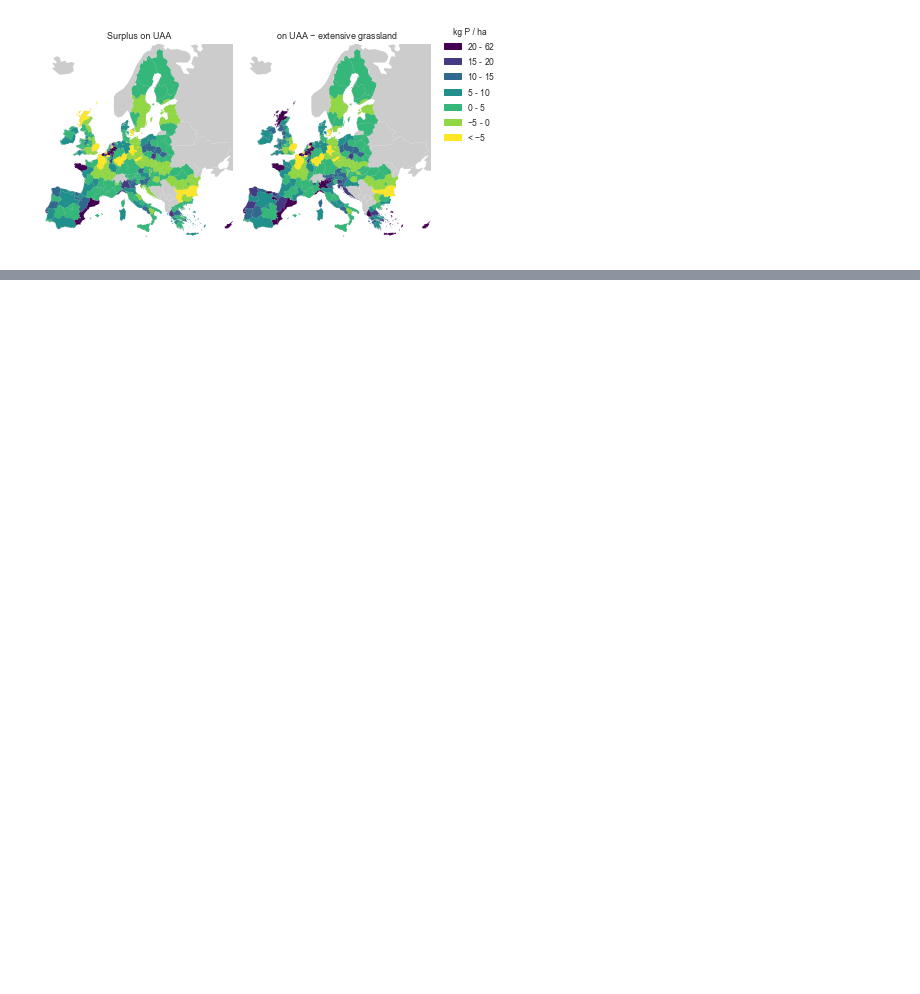
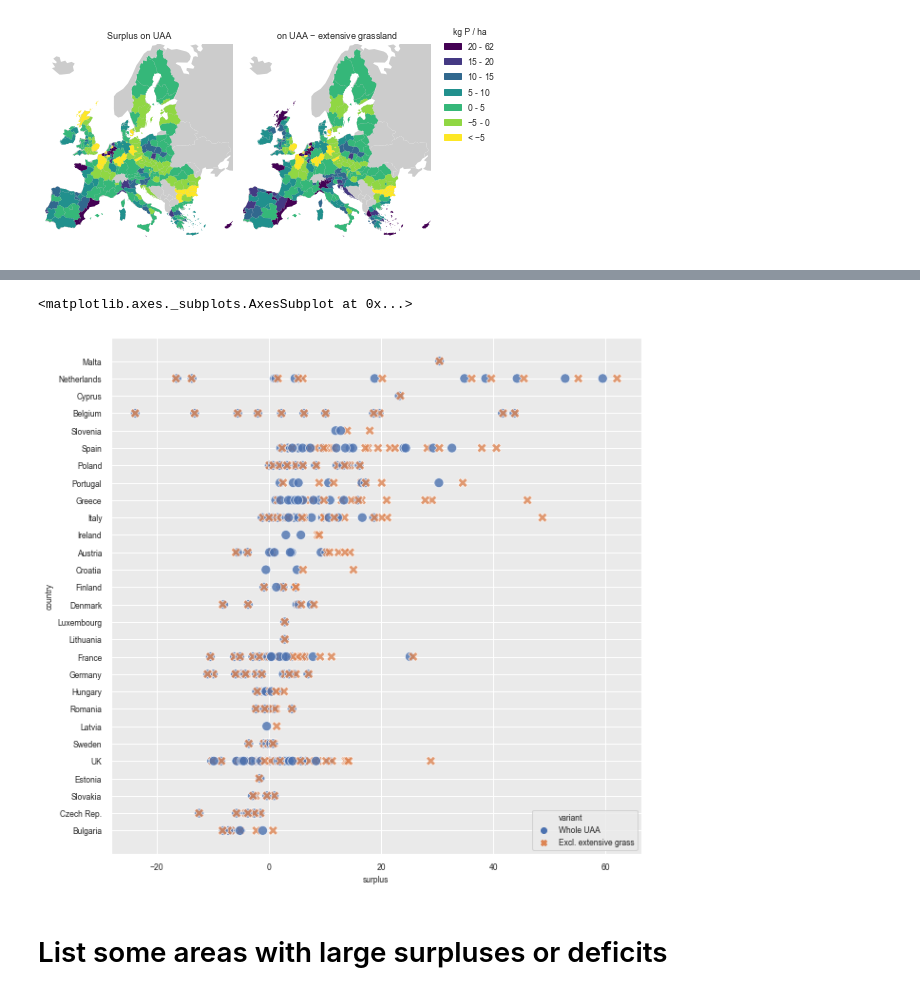
Before and after one commit to rasmuse/subnational-p-budgets, a Jupyter notebook: P budget.ipynb, the cells around one changed output, grey strips where cells are left out. Cells and saved outputs as stored; diff of their text form; code cells hidden in the pictures; blank space fills up the shorter version.

```diff
--- a/P budget.ipynb
+++ b/P budget.ipynb
@@ -580,0 +657,15 @@ fig.savefig('outdata/figures/Fig5.pdf')
+# %%
+subnational_comparison_data = (
+    pd.DataFrame(surplus)
+    .rename(columns={'UAA': 'Whole UAA', 'UAA_XJ2000_J3000': 'Excl. extensive grass'})
+    .join(nuts_table.country)
+    .reset_index()
+    .pipe(abbr_country)
+    .set_index(['country', 'geo'])
+    .reindex(national_comparison_data.country.unique(), level='country')
+    .rename_axis('variant', axis=1)
+    .stack()
+    .rename('surplus')
+    .reset_index()
+)
+subnational_comparison_data
@@ -580,0 +686,17 @@ fig.savefig('outdata/figures/Fig5.pdf')
+# %%
+fig, ax = plt.subplots(figsize=(10, 10))
+sns.scatterplot(
+    x='surplus',
+    y='country',
+    hue='variant',
+    style='variant',
+    data=subnational_comparison_data,
+    alpha=0.8,
+    s=100,
+    ax=ax,
+)
+# %% [output]
+<matplotlib.axes._subplots.AxesSubplot at 0x...>
+[figure, added]
+# %% [markdown]
+# List some areas with large surpluses or deficits
```
Also changed, not shown: parts of 29 cells of this notebook.
